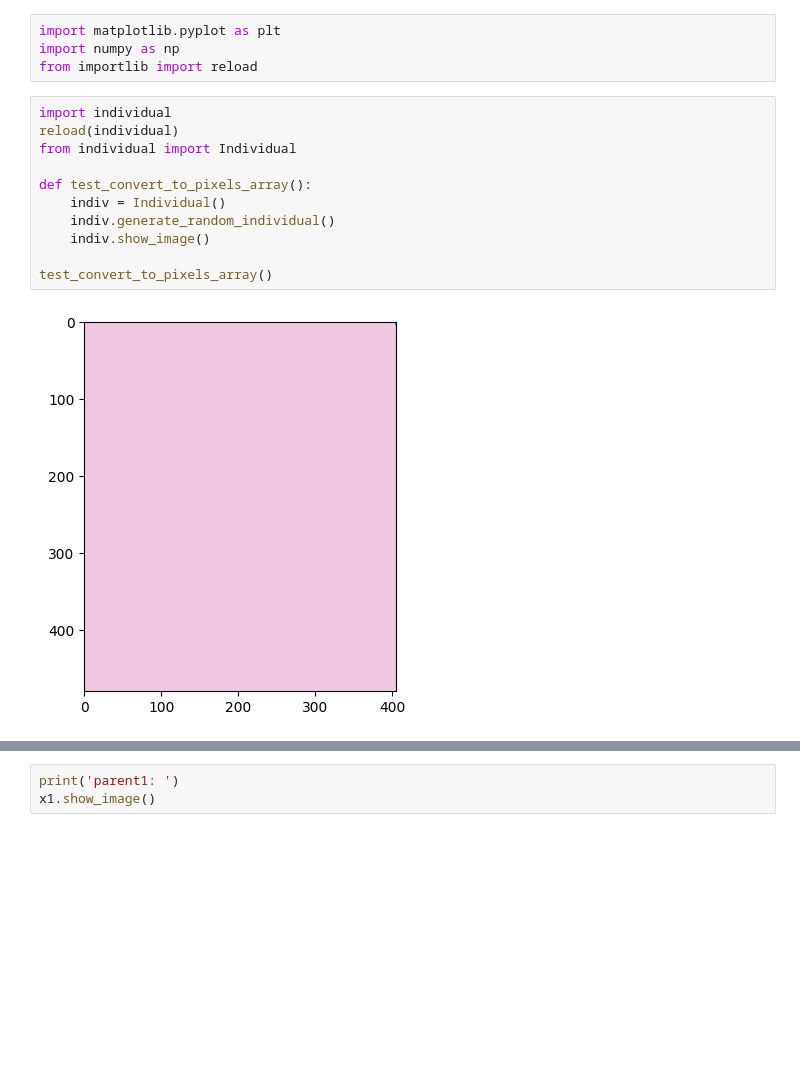
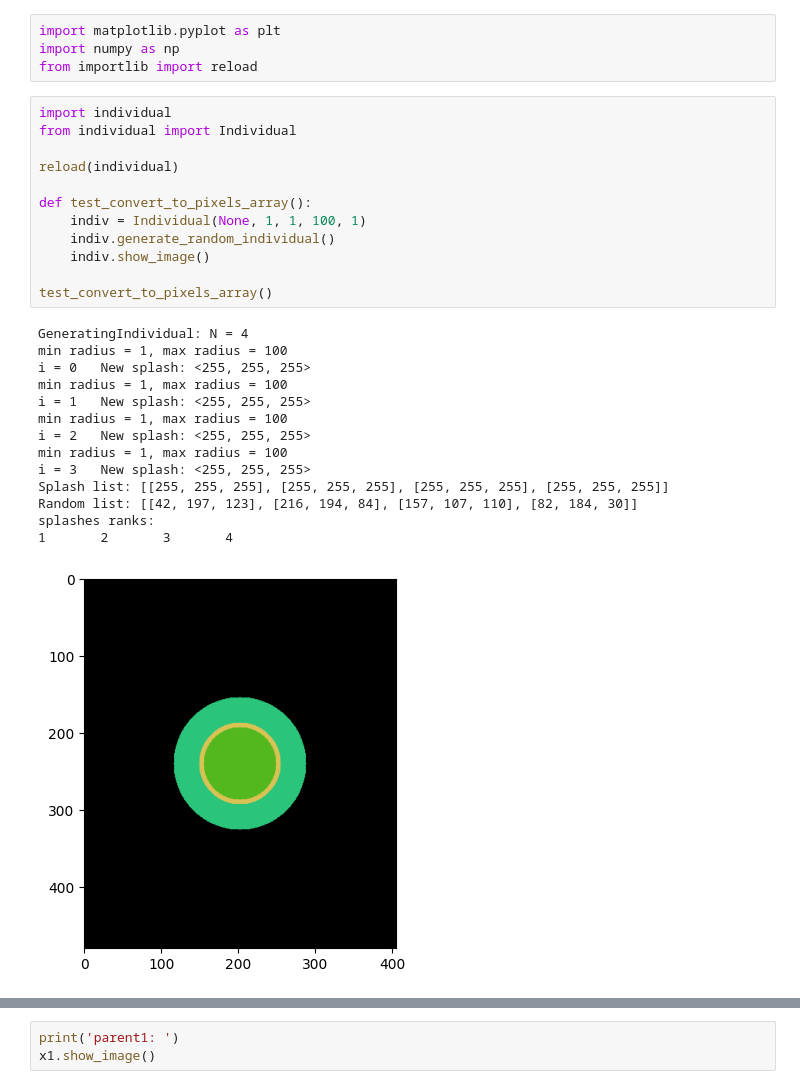
Before and after one commit to JakubKot01/Evolutionary-algorithms---project, a Jupyter notebook: testing.ipynb, the cells around one changed output, grey strips where cells are left out. Cells and saved outputs as stored; diff of their text form; blank space fills up the shorter version.

```diff
--- a/testing.ipynb
+++ b/testing.ipynb
@@ -6,16 +6,30 @@ import numpy as np
 from importlib import reload
 # %%
 import individual
-reload(individual)
 from individual import Individual
 
+reload(individual)
+
 def test_convert_to_pixels_array():
-    indiv = Individual()
+    indiv = Individual(None, 1, 1, 100, 1)
     indiv.generate_random_individual()
     indiv.show_image()
 
 test_convert_to_pixels_array()
 # %% [output]
+GeneratingIndividual: N = 4
+min radius = 1, max radius = 100
+i = 0   New splash: <255, 255, 255>
+min radius = 1, max radius = 100
+i = 1   New splash: <255, 255, 255>
+min radius = 1, max radius = 100
+i = 2   New splash: <255, 255, 255>
+min radius = 1, max radius = 100
+i = 3   New splash: <255, 255, 255>
+Splash list: [[255, 255, 255], [255, 255, 255], [255, 255, 255], [255, 255, 255]]
+Random list: [[42, 197, 123], [216, 194, 84], [157, 107, 110], [82, 184, 30]]
+splashes ranks:
+1       2       3       4
-[figure, old version]
+[figure, new version]
 # %%
 import utils
```
Also changed, not shown: parts of 4 cells of this notebook, 6 other files.
